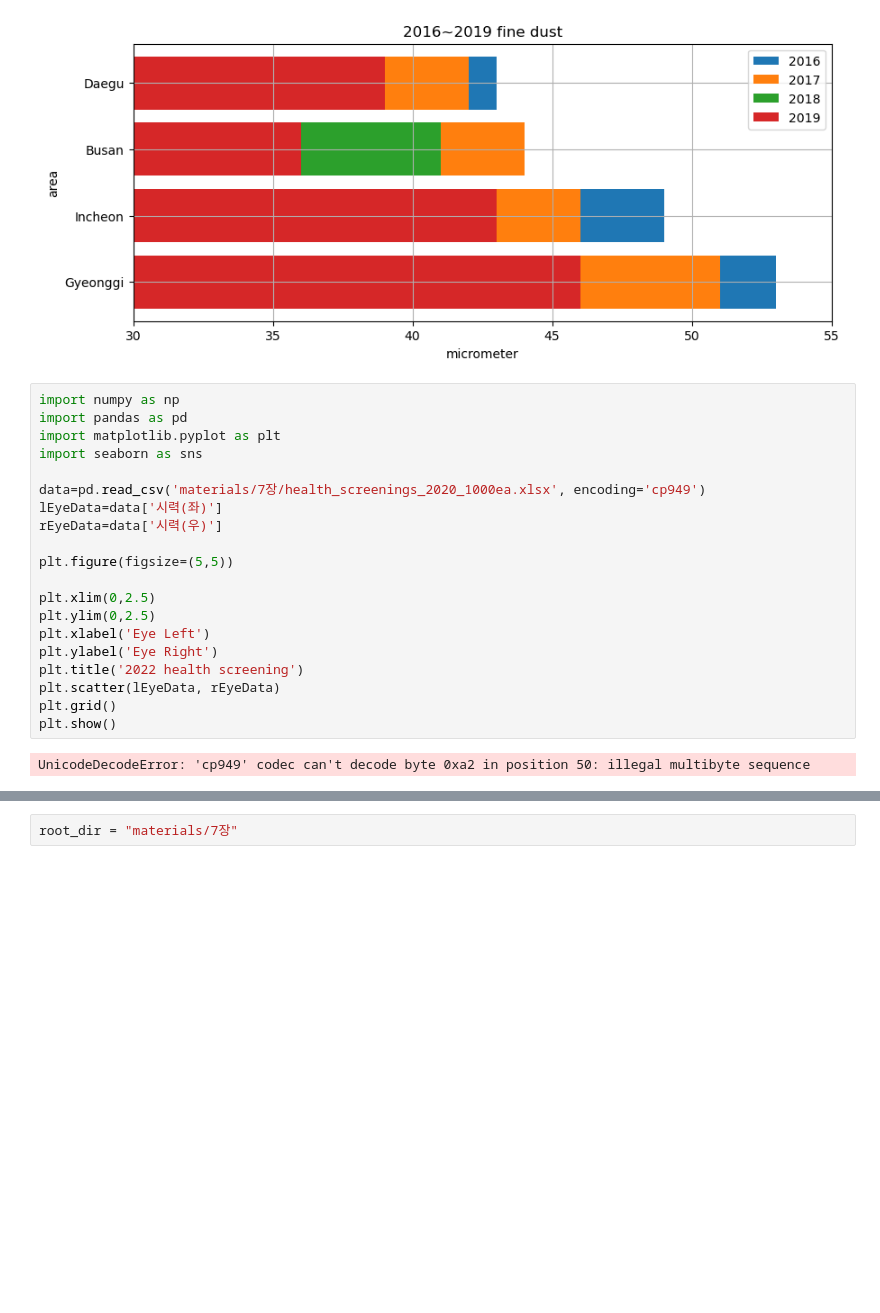
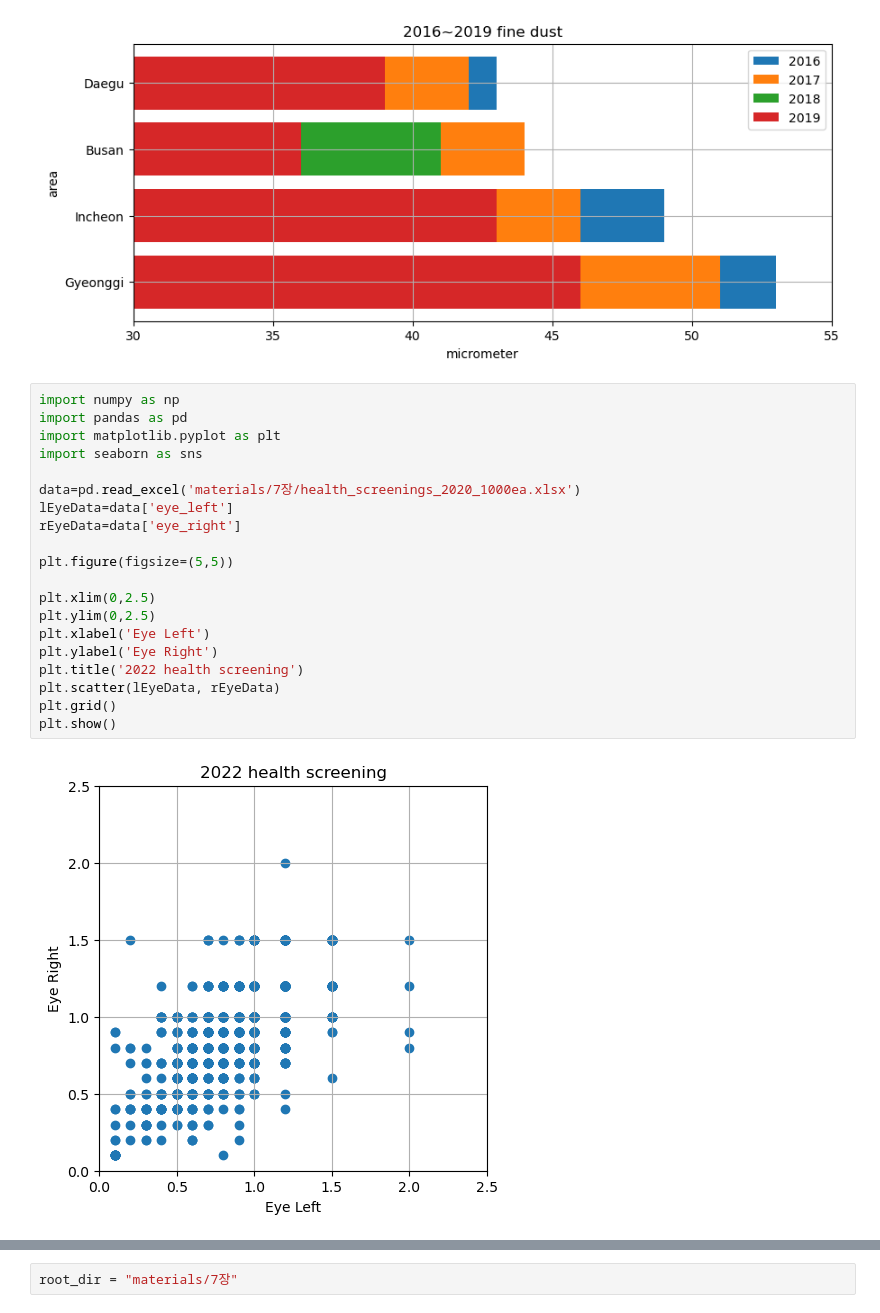
Before and after one commit to Ewha-Ohsori/OhsoriMarket, a Jupyter notebook: Downloads/DAbook1-main/ch7.ipynb, the cells around one changed output, grey strips where cells are left out. Saved outputs shown, nothing was run; the diff lists cells and outputs as text; blank space fills up the shorter version.

Commit message:
fix : encoding

```diff
--- a/Downloads/DAbook1-main/ch7.ipynb
+++ b/Downloads/DAbook1-main/ch7.ipynb
@@ -83,22 +83,22 @@ plt.show()
 # %%
 import numpy as np
 import pandas as pd
 import matplotlib.pyplot as plt
 import seaborn as sns
 
-data=pd.read_csv('materials/7장/health_screenings_2020_1000ea.xlsx', encoding='cp949')
-lEyeData=data['시력(좌)']
-rEyeData=data['시력(우)']
+data=pd.read_excel('materials/7장/health_screenings_2020_1000ea.xlsx')
+lEyeData=data['eye_left']
+rEyeData=data['eye_right']
 
 plt.figure(figsize=(5,5))
 
 plt.xlim(0,2.5)
 plt.ylim(0,2.5)
 plt.xlabel('Eye Left')
 plt.ylabel('Eye Right')
 plt.title('2022 health screening')
 plt.scatter(lEyeData, rEyeData)
 plt.grid()
 plt.show()
 # %% [output]
-UnicodeDecodeError: 'cp949' codec can't decode byte 0xa2 in position 50: illegal multibyte sequence
+[figure, added]
```
Also changed, not shown: parts of 1 cell of this notebook.
